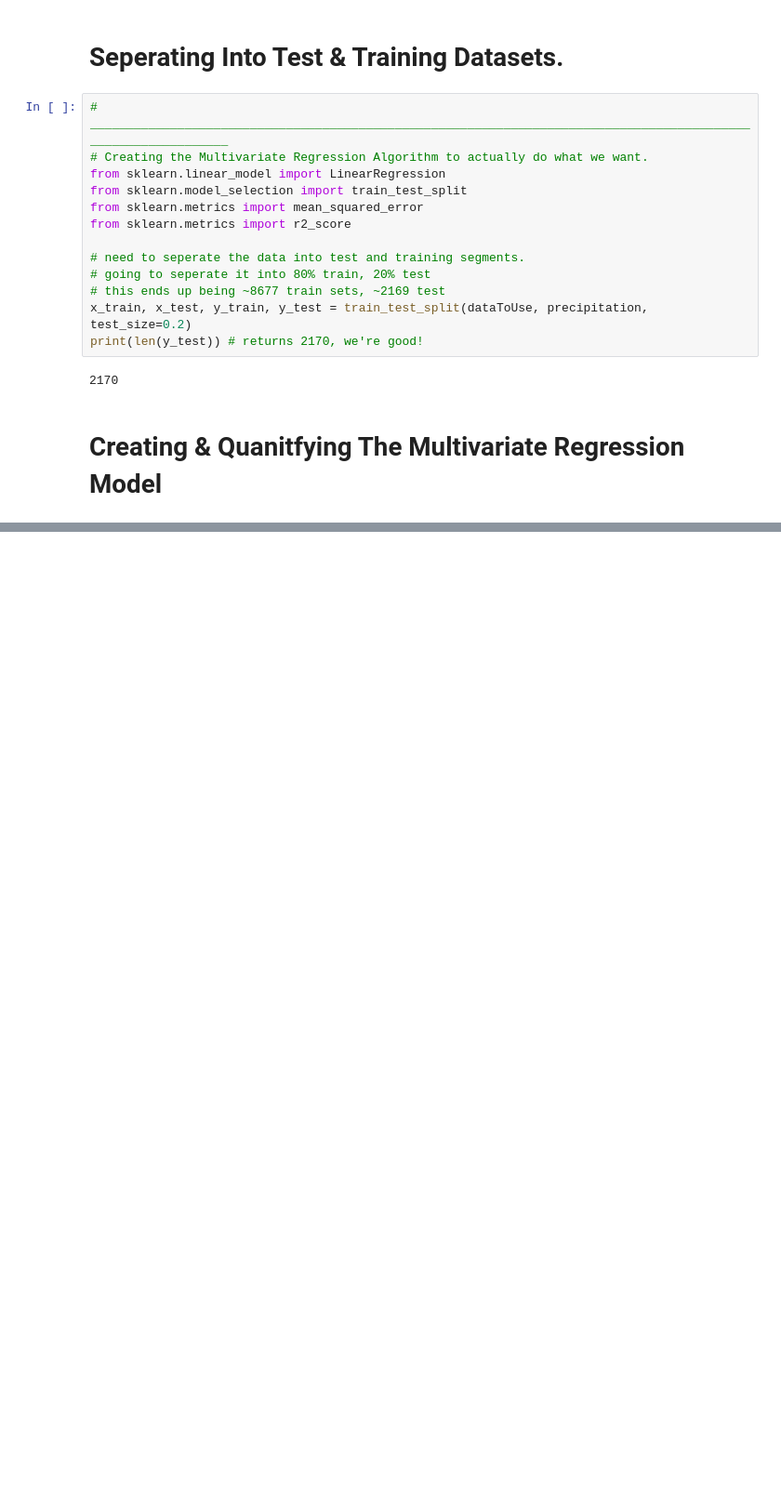
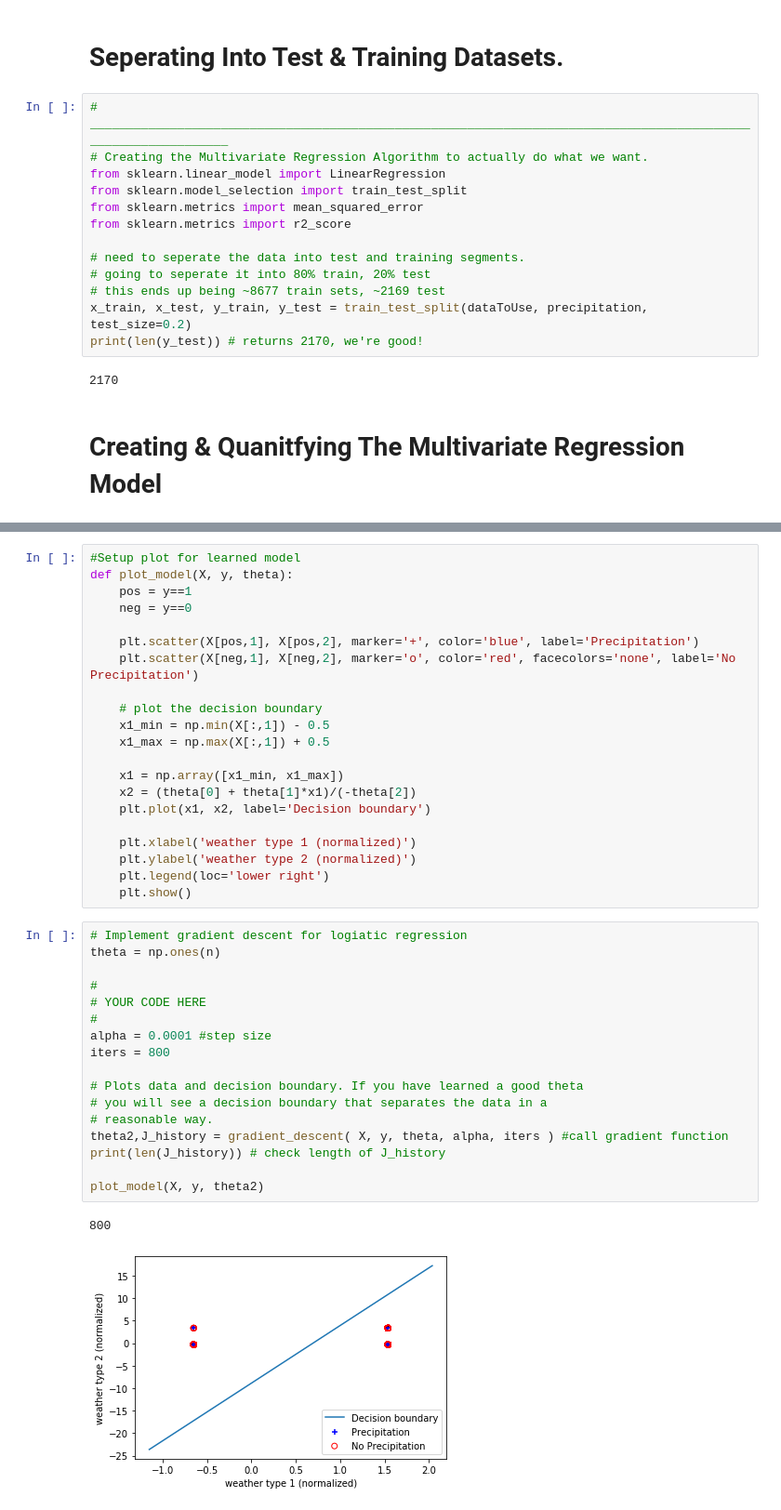
Before and after one commit to JonathanClifford/597ML-MachineLearningWeatherPrediction, a Jupyter notebook: mainAnalysisOfWeatherData.ipynb, the cells around one changed output, grey strips where cells are left out. Shown at 93% size. Cells and saved outputs as stored; diff of their text form; blank space fills up the shorter version.

```diff
--- a/mainAnalysisOfWeatherData.ipynb
+++ b/mainAnalysisOfWeatherData.ipynb
@@ -203,0 +321,41 @@ The R^2 of the Test Model is:
+# %%
+#Setup plot for learned model
+def plot_model(X, y, theta):
+    pos = y==1
+    neg = y==0
+
+    plt.scatter(X[pos,1], X[pos,2], marker='+', color='blue', label='Precipitation')
+    plt.scatter(X[neg,1], X[neg,2], marker='o', color='red', facecolors='none', label='No Precipitation')
+
+    # plot the decision boundary
+    x1_min = np.min(X[:,1]) - 0.5
+    x1_max = np.max(X[:,1]) + 0.5
+
+    x1 = np.array([x1_min, x1_max])
+    x2 = (theta[0] + theta[1]*x1)/(-theta[2])
+    plt.plot(x1, x2, label='Decision boundary')
+
+    plt.xlabel('weather type 1 (normalized)')
+    plt.ylabel('weather type 2 (normalized)')
+    plt.legend(loc='lower right')
+    plt.show()
+# %%
+# Implement gradient descent for logiatic regression
+theta = np.ones(n)
+
+#
+# YOUR CODE HERE
+#
+alpha = 0.0001 #step size
+iters = 800
+
+# Plots data and decision boundary. If you have learned a good theta
+# you will see a decision boundary that separates the data in a
+# reasonable way.
+theta2,J_history = gradient_descent( X, y, theta, alpha, iters ) #call gradient function
+print(len(J_history)) # check length of J_history
+
+plot_model(X, y, theta2)
+# %% [output]
+800
+[figure, added]
```
Also changed, not shown: parts of 10 cells of this notebook.
